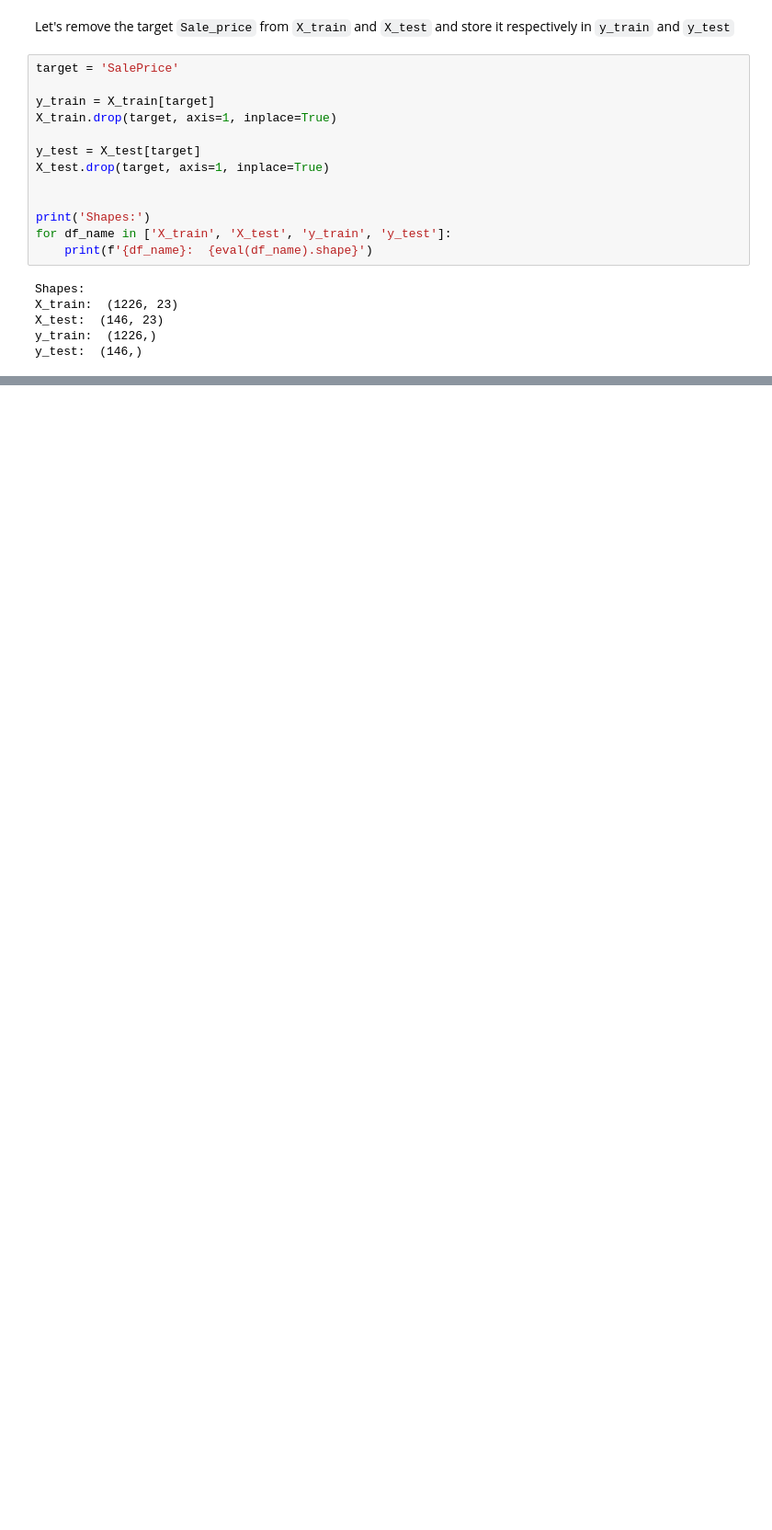
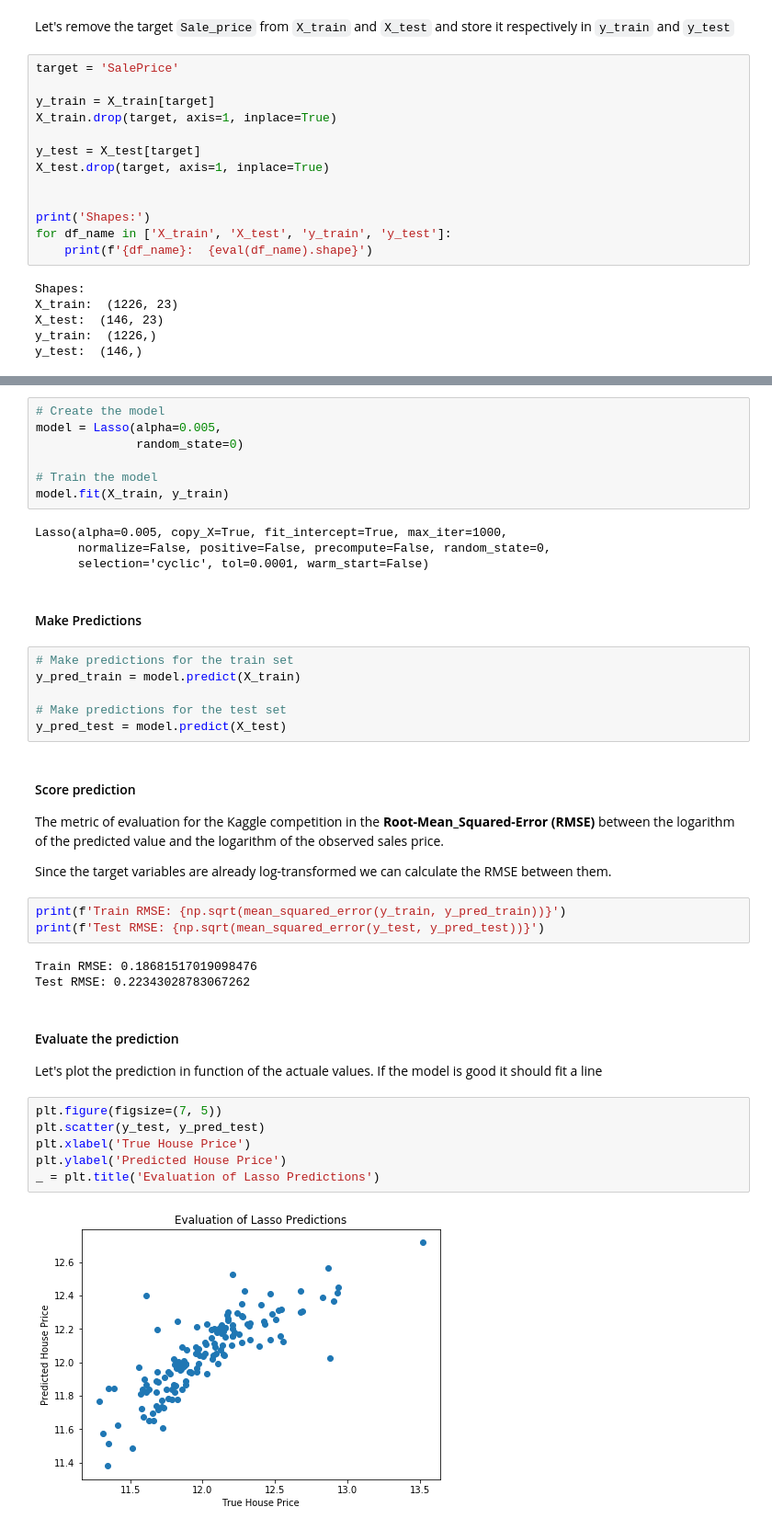
Before and after one commit to lohiermichael/house-prices-prediction, a Jupyter notebook: notebooks/2.with_main_variables/2.2.model_building.ipynb, the cells around one changed output, grey strips where cells are left out. Shown at 92% size. Saved outputs shown, nothing was run; the diff lists cells and outputs as text; blank space fills up the shorter version.

Commit message:
Build and evaluate first model

```diff
--- a/notebooks/2.with_main_variables/2.2.model_building.ipynb
+++ b/notebooks/2.with_main_variables/2.2.model_building.ipynb
@@ -80,0 +92,43 @@ We'
+# %%
+# Create the model
+model = Lasso(alpha=0.005,
+              random_state=0)
+
+# Train the model
+model.fit(X_train, y_train)
+# %% [output]
+Lasso(alpha=0.005, copy_X=True, fit_intercept=True, max_iter=1000,
+      normalize=False, positive=False, precompute=False, random_state=0,
+      selection='cyclic', tol=0.0001, warm_start=False)
+# %% [markdown]
+#### Make Predictions
+# %%
+# Make predictions for the train set
+y_pred_train = model.predict(X_train)
+
+# Make predictions for the test set
+y_pred_test = model.predict(X_test)
+# %% [markdown]
+#### Score prediction
+
+The metric of evaluation for the Kaggle competition in the **Root-Mean_Squared-Error (RMSE)**  between the logarithm of the predicted value and the logarithm of the observed sales price.
+
+Since the target variables are already log-transformed we can calculate the RMSE between them.
+# %%
+print(f'Train RMSE: {np.sqrt(mean_squared_error(y_train, y_pred_train))}')
+print(f'Test RMSE: {np.sqrt(mean_squared_error(y_test, y_pred_test))}')
+# %% [output]
+Train RMSE: 0.18681517019098476
+Test RMSE: 0.22343028783067262
+# %% [markdown]
+#### Evaluate the prediction
+
+Let's plot the prediction in function of the actuale values. If the model is good it should fit a line
+# %%
+plt.figure(figsize=(7, 5))
+plt.scatter(y_test, y_pred_test)
+plt.xlabel('True House Price')
+plt.ylabel('Predicted House Price')
+_ = plt.title('Evaluation of Lasso Predictions')
+# %% [output]
+[figure, added]
```
Also changed, not shown: parts of 10 cells of this notebook, 3 other files.
